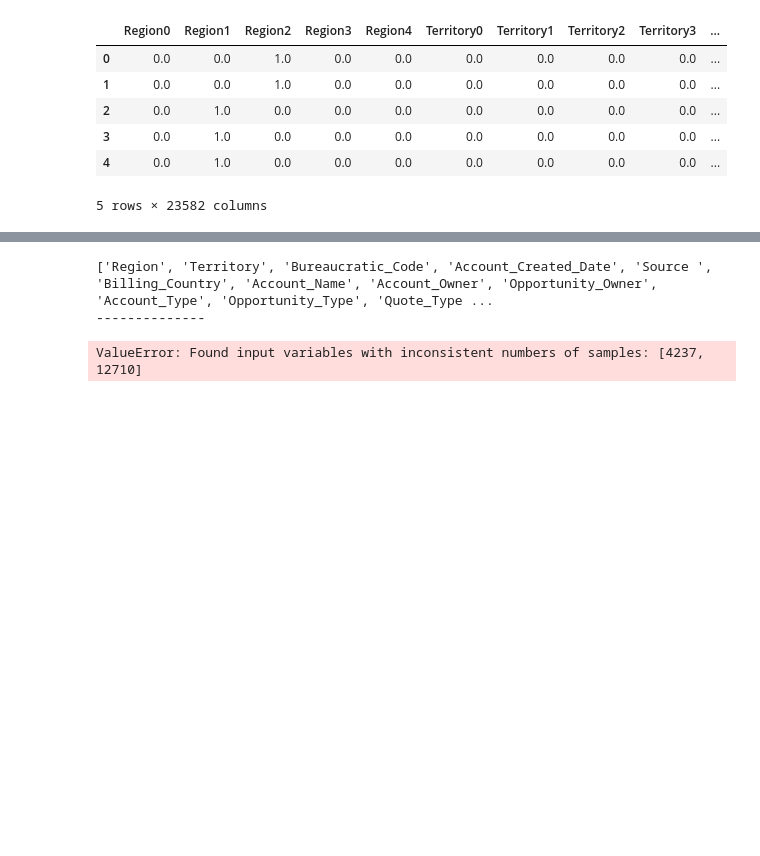
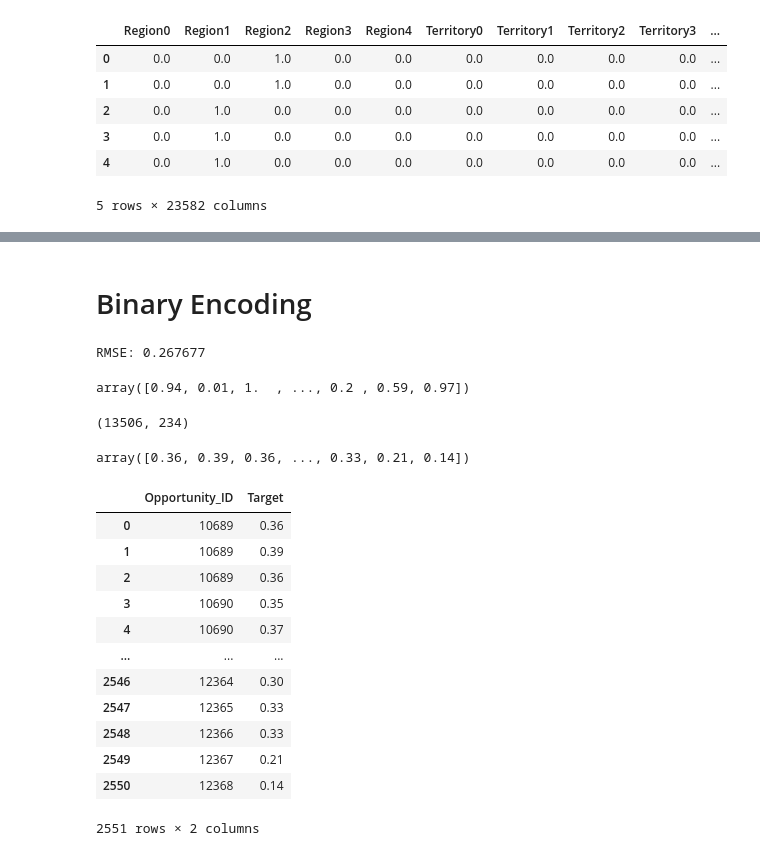
Before and after one commit to Fiuba-Big-Data-Analytics/Fiuba-Big-Data-Analytics-TPs, a Jupyter notebook: Tp 2/Modelos/RandomForest 1.ipynb, the cells around one changed output, grey strips where cells are left out. Drawn from its saved outputs; the diff is of its cells as text; code cells hidden in the pictures; blank space fills up the shorter version.

Commit message:
Binary Encoding y prueba con random forest

```diff
--- a/Tp 2/Modelos/RandomForest 1.ipynb
+++ b/Tp 2/Modelos/RandomForest 1.ipynb
@@ -335,23 +330,46 @@ Note: you may need to restart the kernel to use updated packages.
+# %% [markdown]
+# Binary Encoding
 # %%
-from ipynb.fs.full.Funciones_utiles import ordinalEncoding
-
-train = pd.read_csv('/home/leandro/Documentos/Organizacion de datos/Fiuba-Big-Data-Analytics-TPs/Tp 2/Datos/Train_TP2_Datos_2020-2C.csv')
-
-test = pd.read_csv('/home/leandro/Documentos/Organizacion de datos/Fiuba-Big-Data-Analytics-TPs/Tp 2/Datos/Test_TP2_Datos_2020-2C.csv')
-
-ordinal = {}
-train_ordinal = ordinalEncoding(train, ordinal)
-
-
-x_train, x_test, y_train, y_test = train_test_split(train_ordinal.drop(columns = 'Stage'), train_ordinal['Stage'], test_size = 0.25, random_state = 0)
+train_binary =  pd.read_csv('/home/leandro/Documentos/Organizacion de datos/Fiuba-Big-Data-Analytics-TPs/Tp 2/Datos/TrainBinaryEncoding.csv')
+test_binary =  pd.read_csv('/home/leandro/Documentos/Organizacion de datos/Fiuba-Big-Data-Analytics-TPs/Tp 2/Datos/TestBinaryEncoding.csv')
-# %% [output]
-['Region', 'Territory', 'Bureaucratic_Code', 'Account_Created_Date', 'Source ', 'Billing_Country', 'Account_Name', 'Account_Owner', 'Opportunity_Owner', 'Account_Type', 'Opportunity_Type', 'Quote_Type ...
---------------
 # %%
-rf_model2 = RandomForestRegressor(random_state=1)
-rf_model2.fit(x_train, y_train)
-preds = rf_model2.predict(x_train)
-rmse = np.sqrt(mean_squared_error(y_test, preds))
+X_train, X_test, y_train, y_test = \
+    train_test_split(train_binary.drop(columns = 'Stage'), train_binary['Stage'], test_size=0.2, random_state=123)
+
+
+model_r = RandomForestRegressor(random_state = 0)
+model_r.fit(X_train, y_train)
+predict_r = model_r.predict(X_test)
+rmse = np.sqrt(mean_squared_error(y_test, predict_r))
 print("RMSE: %f" % (rmse))
+
+predict_r
 # %% [output]
-ValueError: Found input variables with inconsistent numbers of samples: [4237, 12710]
+RMSE: 0.267677
+array([0.94, 0.01, 1.  , ..., 0.2 , 0.59, 0.97])
+# %%
+X_train.shape
+# %% [output]
+(13506, 234)
+# %%
+predicts2 = model_r.predict(test_binary)
+predicts2
+# %% [output]
+array([0.36, 0.39, 0.36, ..., 0.33, 0.21, 0.14])
+# %%
+output3 = pd.DataFrame({'Opportunity_ID':test_binary.Opportunity_ID, 'Target': predicts2})
+output3
+# %% [output]
+|  | Opportunity_ID | Target |
+| 0 | 10689 | 0.36 |
+| 1 | 10689 | 0.39 |
+| 2 | 10689 | 0.36 |
+| 3 | 10690 | 0.35 |
+| 4 | 10690 | 0.37 |
+| ... | ... | ... |
+| 2546 | 12364 | 0.30 |
+| 2547 | 12365 | 0.33 |
+| 2548 | 12366 | 0.33 |
+| 2549 | 12367 | 0.21 |
+| 2550 | 12368 | 0.14 |
+2551 rows × 2 columns
```
Also changed, not shown: parts of 3 cells of this notebook, 6 other files.
